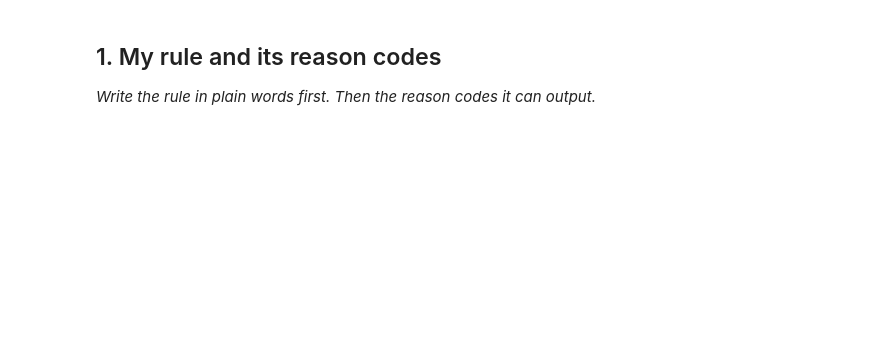
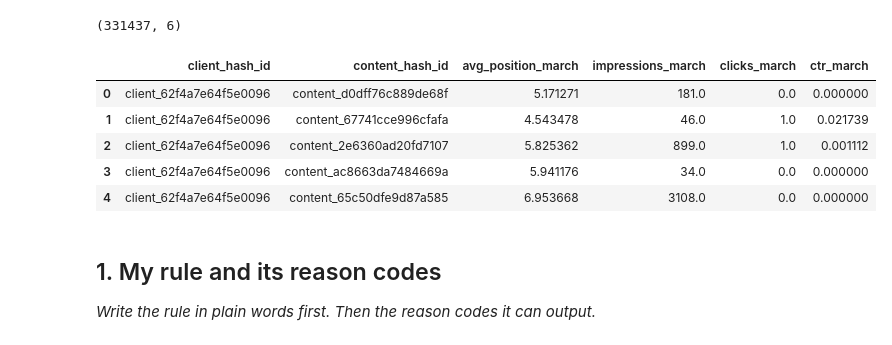
Before and after one commit to Hafiz-Taha-Hussain/Flyrank-Work, a Jupyter notebook: work/notebooks/w04_baseline_score.ipynb, the cells around one changed output. Cells and saved outputs as stored; diff of their text form; code cells hidden in the pictures; blank space fills up the shorter version.

```diff
--- a/work/notebooks/w04_baseline_score.ipynb
+++ b/work/notebooks/w04_baseline_score.ipynb
@@ -9,3 +15,45 @@ This skeleton is yours to fill. Work the sections **in order** — each one has
+# %%
+!pip install -q duckdb huggingface_hub
+
+import duckdb
+import numpy as np
+import pandas as pd
+from huggingface_hub import login
+
+from google.colab import userdata
+HF_TOKEN = userdata.get("HF-TOKEN")  # match whatever you actually named the Colab secret
+login(token=HF_TOKEN)
+
+REPO_ID = "FlyRank/internship-warehouse"
+con = duckdb.connect()
+con.sql("INSTALL httpfs; LOAD httpfs;")
+con.sql(f"""CREATE OR REPLACE SECRET hf_token (TYPE HUGGINGFACE, TOKEN '{HF_TOKEN}');""")
+
+MARCH_GLOB = f"hf://datasets/{REPO_ID}/**/month=2026-03/*.parquet"
+APRIL_GLOB = f"hf://datasets/{REPO_ID}/**/month=2026-04/*.parquet"
+
+features = con.sql(f"""
+SELECT
+    client_hash_id,
+    content_hash_id,
+    SUM(gsc_sum_position) * 1.0 / NULLIF(SUM(gsc_impressions), 0)  AS avg_position_march,
+    SUM(gsc_impressions)                                            AS impressions_march,
+    SUM(gsc_clicks)                                                 AS clicks_march,
+    SUM(gsc_clicks) * 1.0 / NULLIF(SUM(gsc_impressions), 0)         AS ctr_march
+FROM '{MARCH_GLOB}'
+GROUP BY client_hash_id, content_hash_id
+""").df()
+
+print(features.shape)
+features.head()
+# %% [output]
+(331437, 6)
+|  | client_hash_id | content_hash_id | avg_position_march | impressions_march | clicks_march | ctr_march |
+| 0 | client_62f4a7e64f5e0096 | content_d0dff76c889de68f | 5.171271 | 181.0 | 0.0 | 0.000000 |
+| 1 | client_62f4a7e64f5e0096 | content_67741cce996cfafa | 4.543478 | 46.0 | 1.0 | 0.021739 |
+| 2 | client_62f4a7e64f5e0096 | content_2e6360ad20fd7107 | 5.825362 | 899.0 | 1.0 | 0.001112 |
+| 3 | client_62f4a7e64f5e0096 | content_ac8663da7484669a | 5.941176 | 34.0 | 0.0 | 0.000000 |
+| 4 | client_62f4a7e64f5e0096 | content_65c50dfe9d87a585 | 6.953668 | 3108.0 | 0.0 | 0.000000 |
 # %% [markdown]
 ## 1. My rule and its reason codes
 
```
Also changed, not shown: parts of 16 cells of this notebook.
